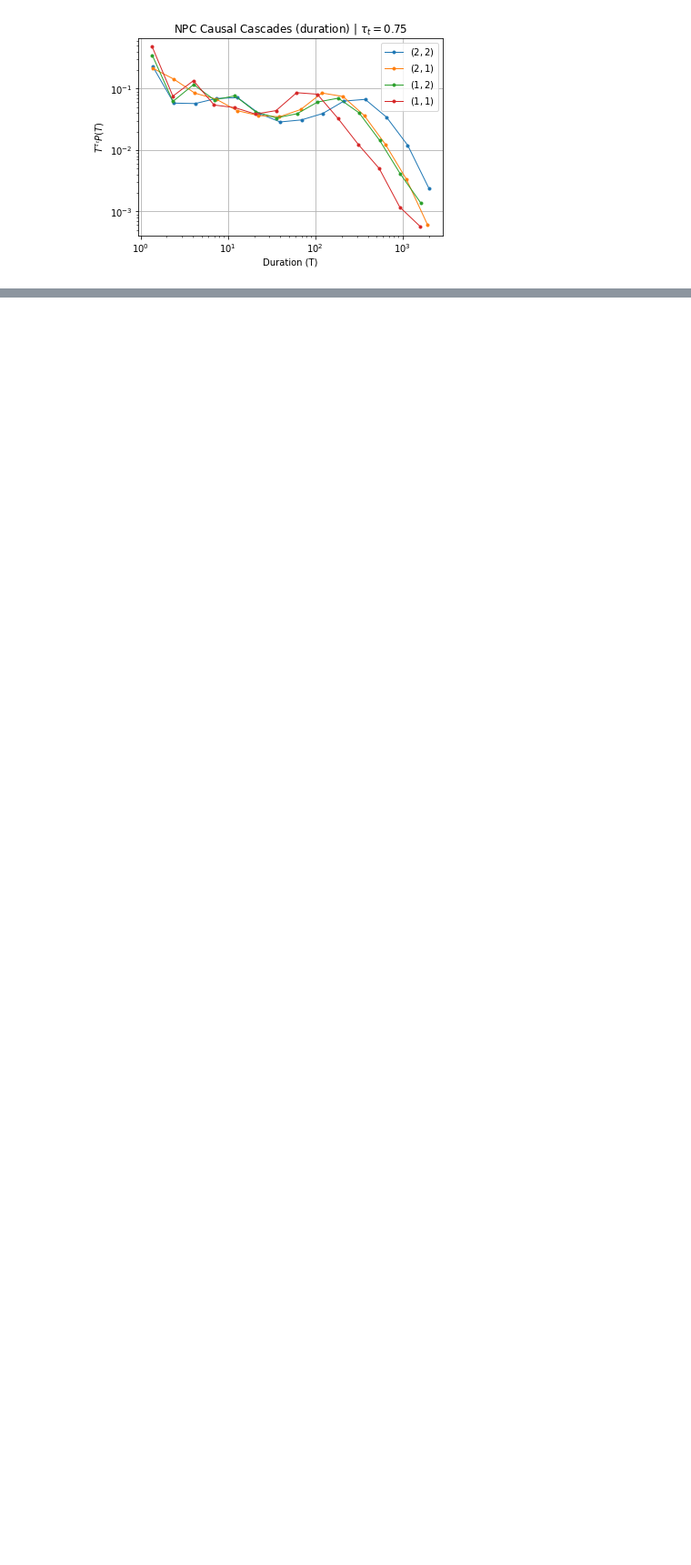
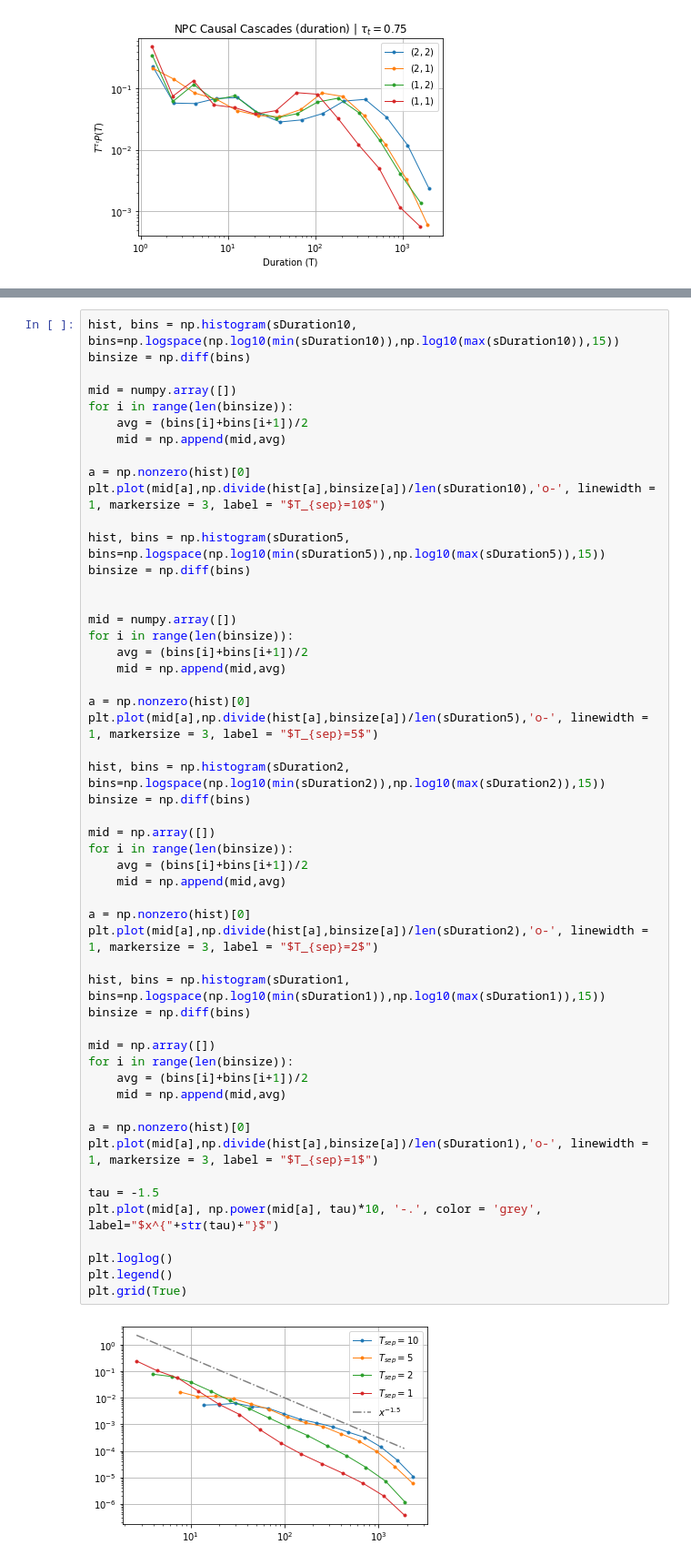
Before and after one commit to braedyn-au/StockMarketCascades, a Jupyter notebook: 10.2 200_7200_100_2_5.pkl.ipynb, the cells around one changed output, grey strips where cells are left out. Shown at 91% size. Cells and saved outputs as stored; diff of their text form; blank space fills up the shorter version.

```diff
--- a/10.2 200_7200_100_2_5.pkl.ipynb
+++ b/10.2 200_7200_100_2_5.pkl.ipynb
@@ -515,0 +776,54 @@ plt.close()
+# %%
+hist, bins = np.histogram(sDuration10, bins=np.logspace(np.log10(min(sDuration10)),np.log10(max(sDuration10)),15))
+binsize = np.diff(bins)
+
+mid = numpy.array([])
+for i in range(len(binsize)):
+    avg = (bins[i]+bins[i+1])/2
+    mid = np.append(mid,avg)
+
+a = np.nonzero(hist)[0]
+plt.plot(mid[a],np.divide(hist[a],binsize[a])/len(sDuration10),'o-', linewidth = 1, markersize = 3, label = "$T_{sep}=10$")
+
+hist, bins = np.histogram(sDuration5, bins=np.logspace(np.log10(min(sDuration5)),np.log10(max(sDuration5)),15))
+binsize = np.diff(bins)
+
+
+mid = numpy.array([])
+for i in range(len(binsize)):
+    avg = (bins[i]+bins[i+1])/2
+    mid = np.append(mid,avg)
+
+a = np.nonzero(hist)[0]
+plt.plot(mid[a],np.divide(hist[a],binsize[a])/len(sDuration5),'o-', linewidth = 1, markersize = 3, label = "$T_{sep}=5$")
+
+hist, bins = np.histogram(sDuration2, bins=np.logspace(np.log10(min(sDuration2)),np.log10(max(sDuration2)),15))
+binsize = np.diff(bins)
+
+mid = np.array([])
+for i in range(len(binsize)):
+    avg = (bins[i]+bins[i+1])/2
+    mid = np.append(mid,avg)
+
+a = np.nonzero(hist)[0]
+plt.plot(mid[a],np.divide(hist[a],binsize[a])/len(sDuration2),'o-', linewidth = 1, markersize = 3, label = "$T_{sep}=2$")
+
+hist, bins = np.histogram(sDuration1, bins=np.logspace(np.log10(min(sDuration1)),np.log10(max(sDuration1)),15))
+binsize = np.diff(bins)
+
+mid = np.array([])
+for i in range(len(binsize)):
+    avg = (bins[i]+bins[i+1])/2
+    mid = np.append(mid,avg)
+
+a = np.nonzero(hist)[0]
+plt.plot(mid[a],np.divide(hist[a],binsize[a])/len(sDuration1),'o-', linewidth = 1, markersize = 3, label = "$T_{sep}=1$")
+
+tau = -1.5
+plt.plot(mid[a], np.power(mid[a], tau)*10, '-.', color = 'grey', label="$x^{"+str(tau)+"}$")
+
+plt.loglog()
+plt.legend()
+plt.grid(True)
+# %% [output]
+[figure, added]
```
Also changed, not shown: parts of 15 cells of this notebook, 16 other files.
